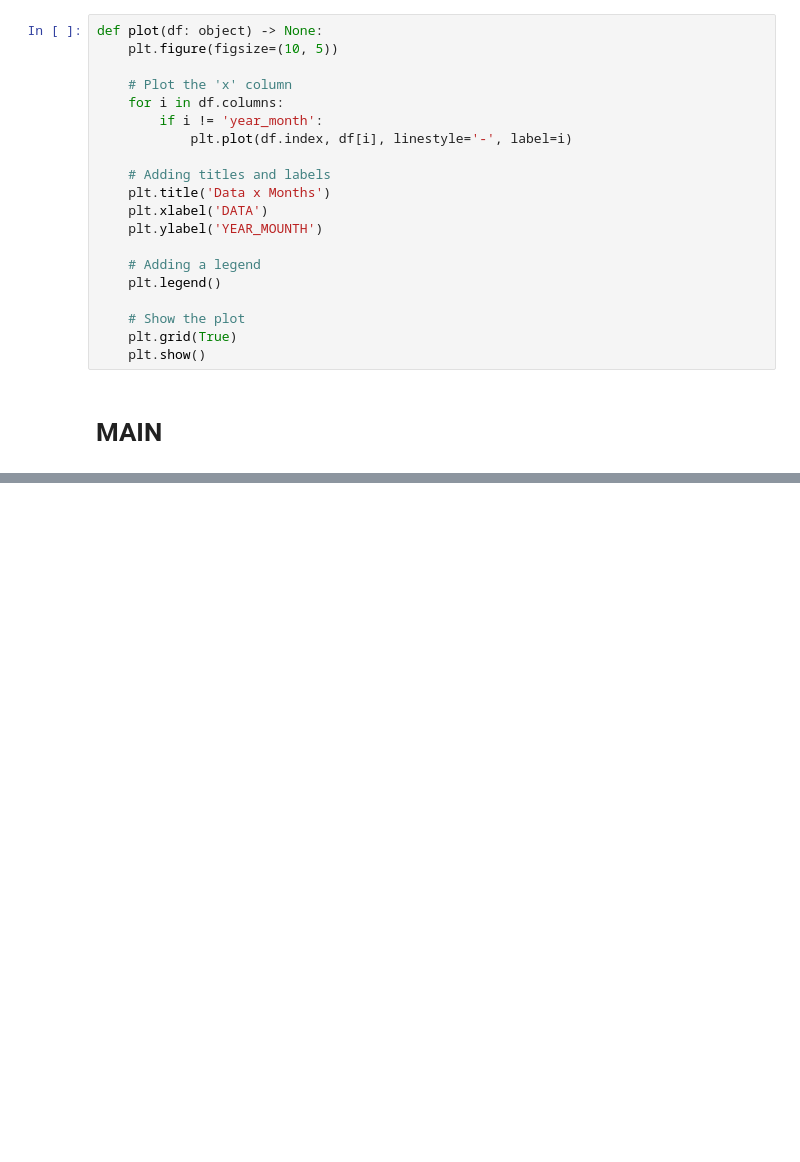
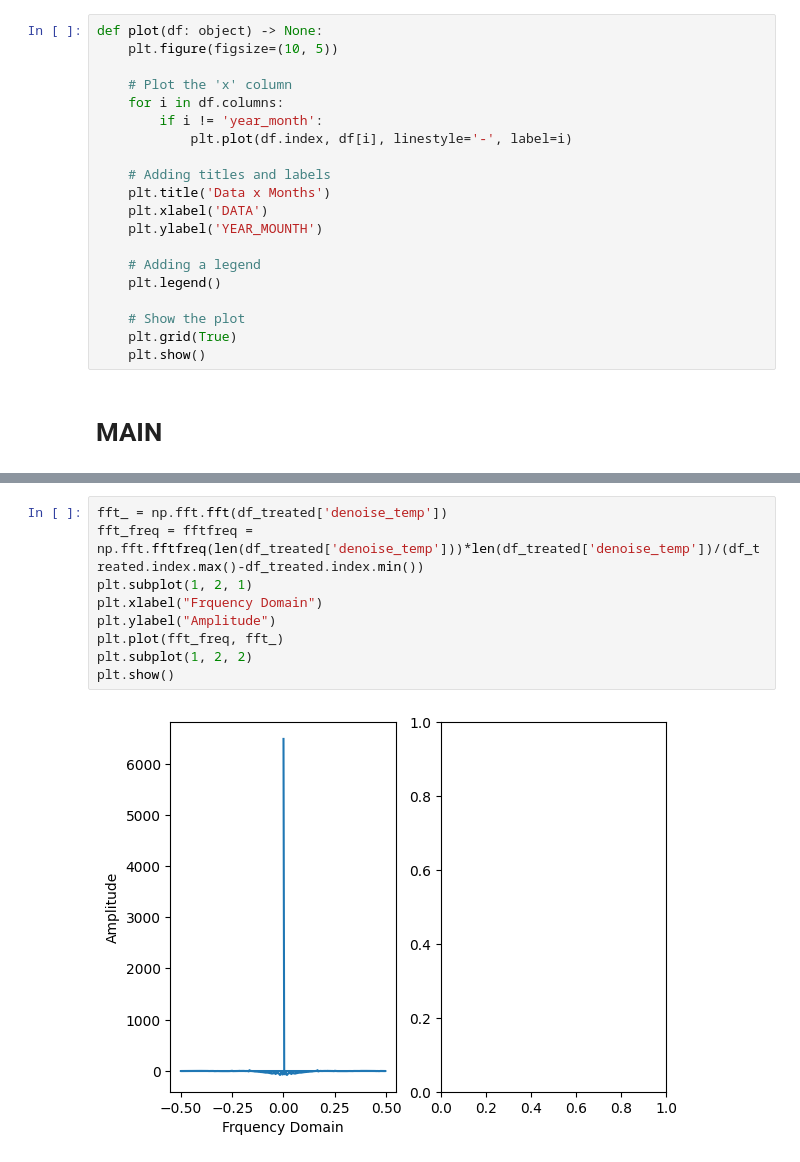
Before and after one commit to lcstei/fourrier-analysis-of-weather-data, a Jupyter notebook: src/main.ipynb, the cells around one changed output, grey strips where cells are left out. Saved outputs shown, nothing was run; the diff lists cells and outputs as text; blank space fills up the shorter version.

```diff
--- a/src/main.ipynb
+++ b/src/main.ipynb
@@ -108,0 +124,11 @@ See the caveats in the documentation: https://pandas.pydata.org/pandas-docs/stab
+# %%
+fft_ = np.fft.fft(df_treated['denoise_temp'])
+fft_freq = fftfreq = np.fft.fftfreq(len(df_treated['denoise_temp']))*len(df_treated['denoise_temp'])/(df_treated.index.max()-df_treated.index.min())
+plt.subplot(1, 2, 1)
+plt.xlabel("Frquency Domain")
+plt.ylabel("Amplitude")
+plt.plot(fft_freq, fft_)
+plt.subplot(1, 2, 2)
+plt.show()
+# %% [output]
+[figure, added]
```
Also changed, not shown: parts of 2 cells of this notebook, 1 other file.
